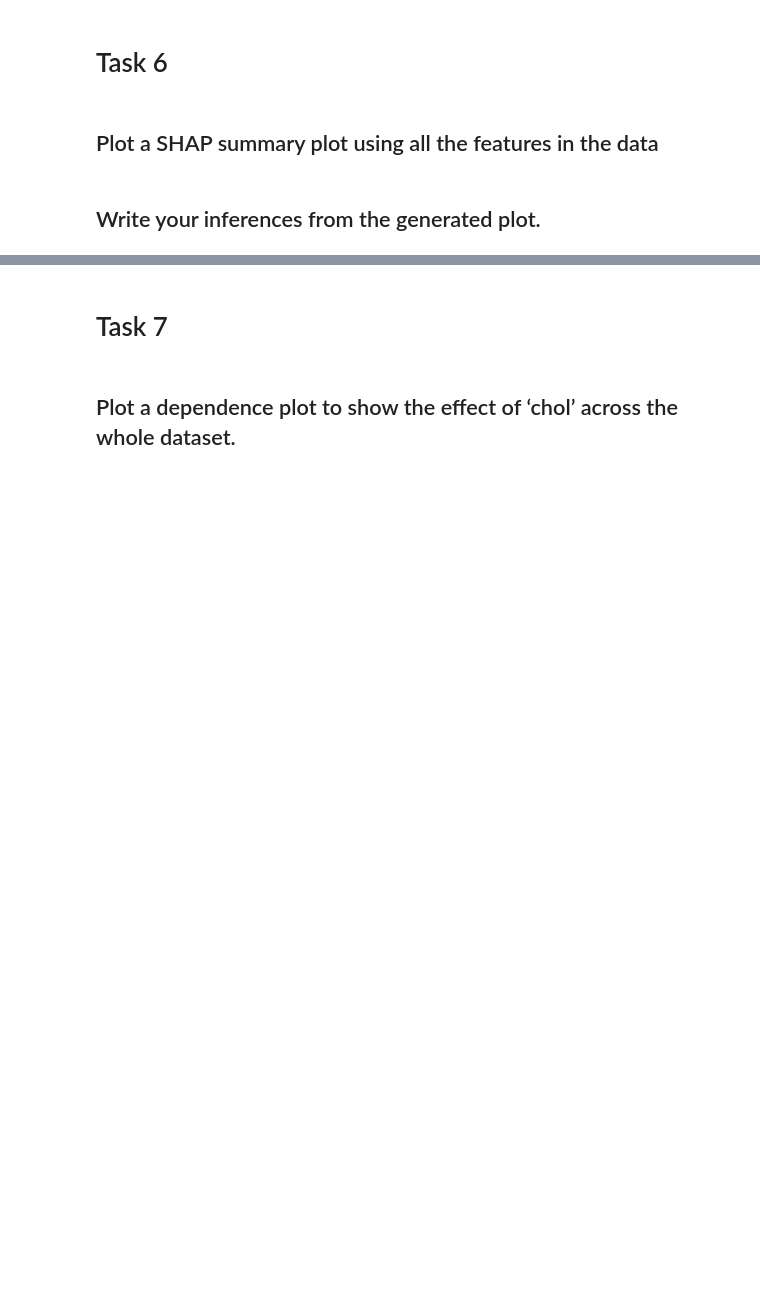
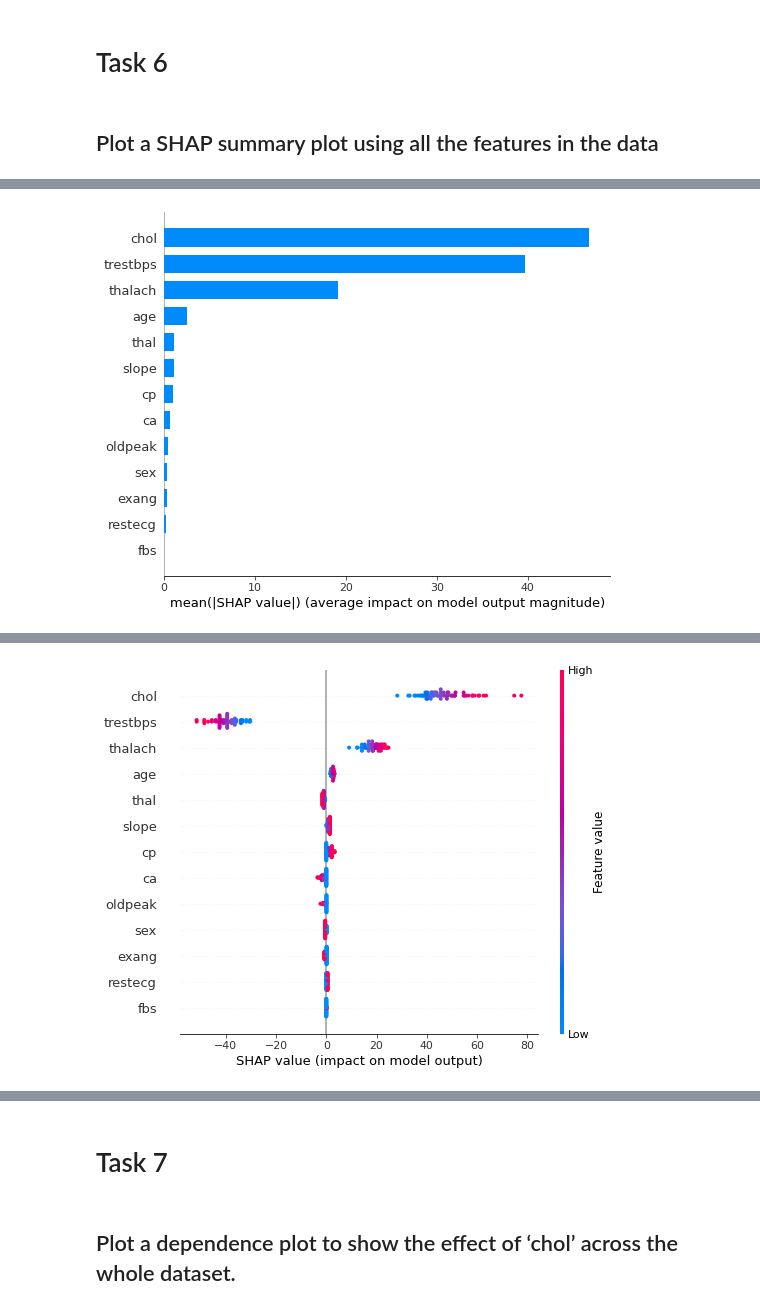
Before and after one commit to Jeffresh/Datathon-2-Dphi-Heart-Disease-Prediction, a Jupyter notebook: XAI_Assignment.ipynb, the cells around one changed output, grey strips where cells are left out. Saved outputs shown, nothing was run; the diff lists cells and outputs as text; code cells hidden in the pictures; blank space fills up the shorter version.

```diff
--- a/XAI_Assignment.ipynb
+++ b/XAI_Assignment.ipynb
@@ -25,3 +107,6 @@ The train to test ratio should be 80:20 and the random_state should be 0.
 # Task 2
 # %% [markdown]
 ## Build a Logistic Regression Model on train set
+# %%
+lg_model = LogisticRegression(max_iter=2000)
+lg_model.fit(X_train_s, y_train)
@@ -35,0 +129,6 @@ The train to test ratio should be 80:20 and the random_state should be 0.
+# %%
+explainer = shap.LinearExplainer(lg_model, X_train_s)
+shap_values = explainer.shap_values(X_test)
+
+print('Expected Value:', explainer.expected_value)
+pd.DataFrame(shap_values, columns=df_x.columns).head()
@@ -49,5 +184,10 @@ The train to test ratio should be 80:20 and the random_state should be 0.
 # Task 6
 # %% [markdown]
 ## Plot a SHAP summary plot using all the features in the data
-# %% [markdown]
-## Write your inferences from the generated plot.
+# %%
+shap.initjs()
+shap.summary_plot(shap_values, X_test, plot_type="bar",class_names=df_x.columns)
+
+shap.initjs()
+shap.summary_plot(shap_values, X_test)
+# %% [output]
@@ -53,0 +195 @@ The train to test ratio should be 80:20 and the random_state should be 0.
+[figure, added]
@@ -53,0 +197 @@ The train to test ratio should be 80:20 and the random_state should be 0.
+[figure, added]
```
Also changed, not shown: parts of 23 cells of this notebook.
